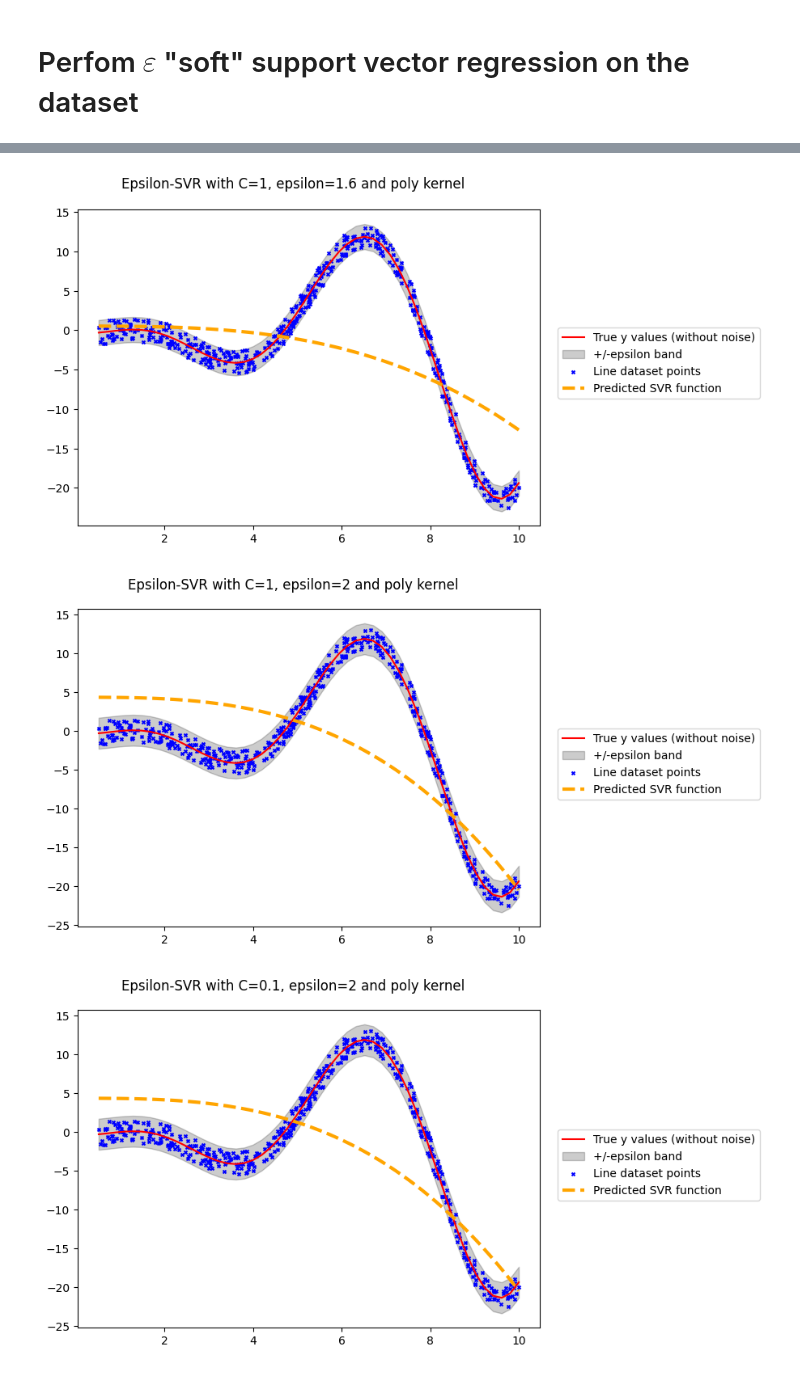
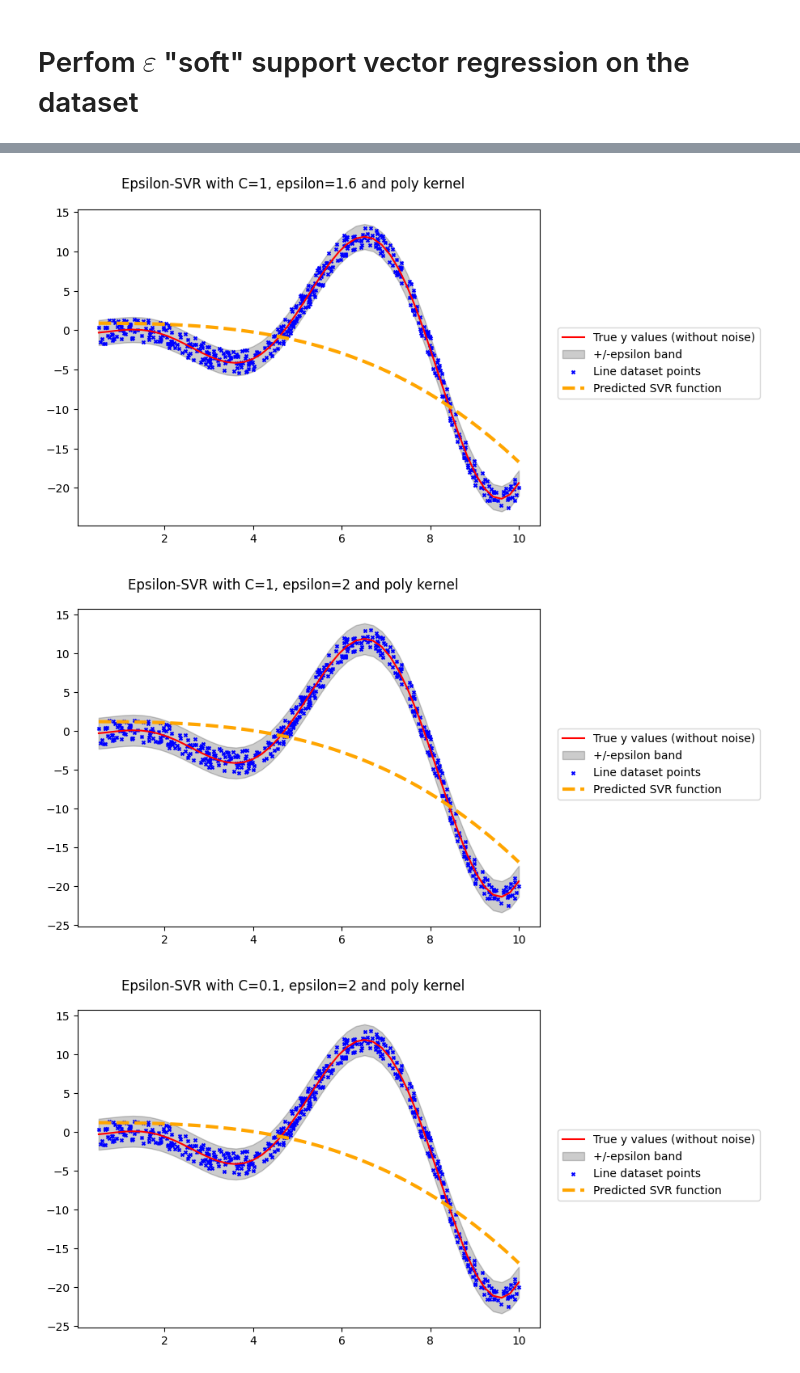
Before and after one commit to Squenger/SV-Machines, a Jupyter notebook: notebooks/part_2_non_linear/1_epsilon_soft_sv_regression.ipynb, the cells around one changed output, grey strips where cells are left out. Drawn from its saved outputs; the diff is of its cells as text; code cells hidden in the pictures.

```diff
--- a/notebooks/part_2_non_linear/1_epsilon_soft_sv_regression.ipynb
+++ b/notebooks/part_2_non_linear/1_epsilon_soft_sv_regression.ipynb
@@ -38,7 +38,7 @@ fig.legend(loc='center left', bbox_to_anchor=(1, 0.5))
 for kernel in ['poly', 'rbf', 'sigmoid']:
     for C, epsilon in [(1, 1.6), (1, 2), (10**-1,2), (10**-3,2), (10**-4,2), (10**-5,2)]:
         print(f"-----------------------------\nC={C}, epsilon={epsilon}, kernel={kernel}\n-----------------------------\n")
-        model = SVR(epsilon=epsilon, kernel=kernel, max_iter=10000)
+        model = SVR(epsilon=epsilon, kernel=kernel, max_iter=1000000)
         model.fit(x_data.reshape(-1,1), y_data)
         print(model)
         # print(f"Regression function : y={model.coef_}*x+{model.intercept_} \n")
@@ -99,3 +69,3 @@ SVR(epsilon=2, kernel='sigmoid', max_iter=10000)
-[figure, old version]
+[figure, new version]
-[figure, old version]
+[figure, new version]
-[figure, old version]
+[figure, new version]
```
Also changed, not shown: parts of 1 cell of this notebook.
